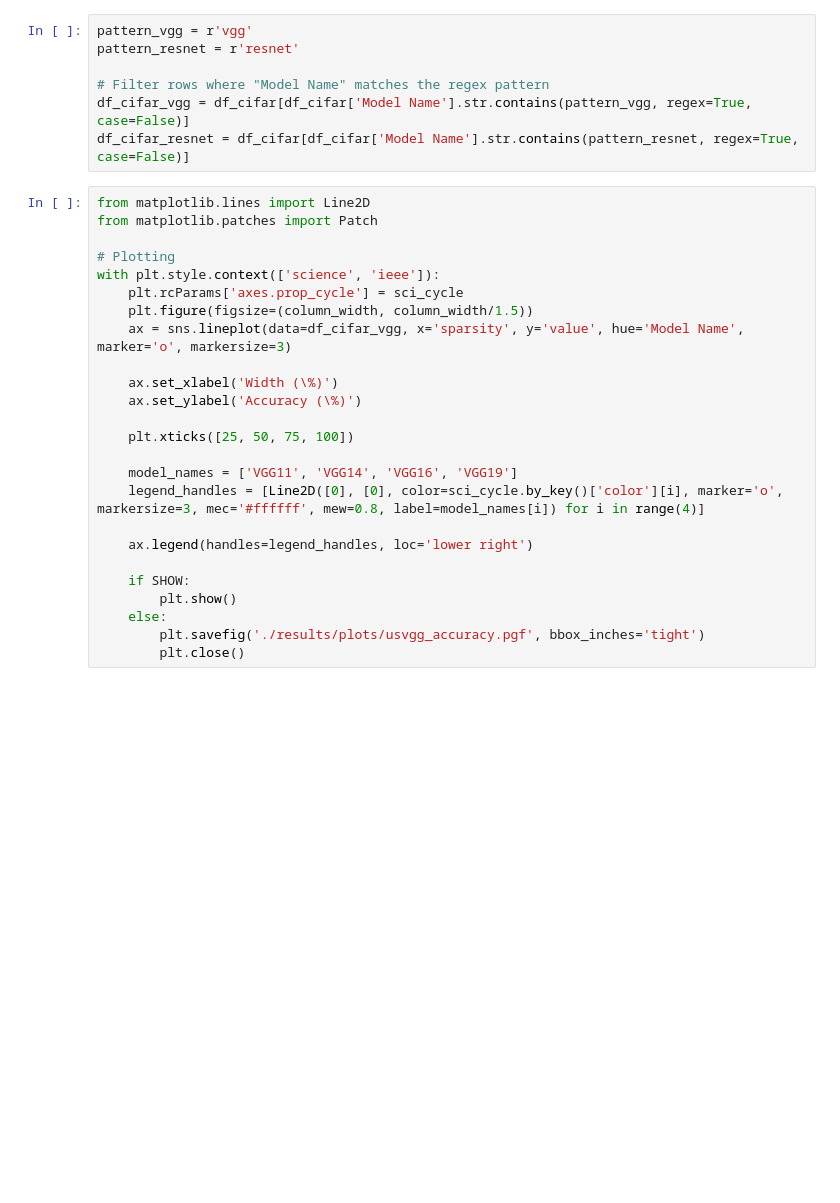
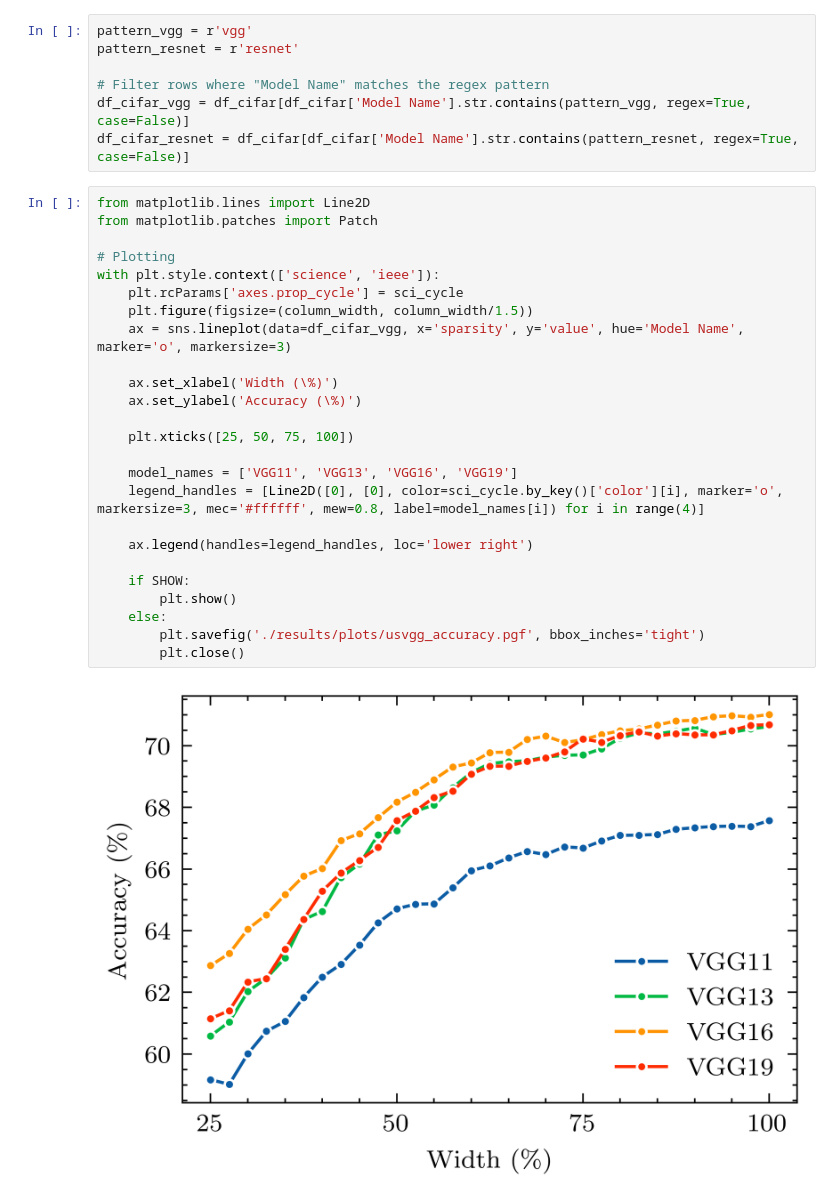
Before and after one commit to Didanny/slimmable-nn, a Jupyter notebook: plots.ipynb, the cells around one changed output. Cells and saved outputs as stored; diff of their text form; blank space fills up the shorter version.

Commit message:
Make vgg plots

```diff
--- a/plots.ipynb
+++ b/plots.ipynb
@@ -54,25 +54,27 @@ df_cifar_resnet = df_cifar[df_cifar['Model Name'].str.contains(pattern_resnet, r
 # %%
 from matplotlib.lines import Line2D
 from matplotlib.patches import Patch
 
 # Plotting
 with plt.style.context(['science', 'ieee']):
     plt.rcParams['axes.prop_cycle'] = sci_cycle
     plt.figure(figsize=(column_width, column_width/1.5))
     ax = sns.lineplot(data=df_cifar_vgg, x='sparsity', y='value', hue='Model Name', marker='o', markersize=3)
 
     ax.set_xlabel('Width (\%)')
     ax.set_ylabel('Accuracy (\%)')
 
     plt.xticks([25, 50, 75, 100])
 
-    model_names = ['VGG11', 'VGG14', 'VGG16', 'VGG19']
+    model_names = ['VGG11', 'VGG13', 'VGG16', 'VGG19']
     legend_handles = [Line2D([0], [0], color=sci_cycle.by_key()['color'][i], marker='o', markersize=3, mec='#ffffff', mew=0.8, label=model_names[i]) for i in range(4)]
 
     ax.legend(handles=legend_handles, loc='lower right')
 
     if SHOW:
         plt.show()
     else:
         plt.savefig('./results/plots/usvgg_accuracy.pgf', bbox_inches='tight')
         plt.close()
+# %% [output]
+[figure, added]
```
Also changed, not shown: parts of 3 cells of this notebook.
